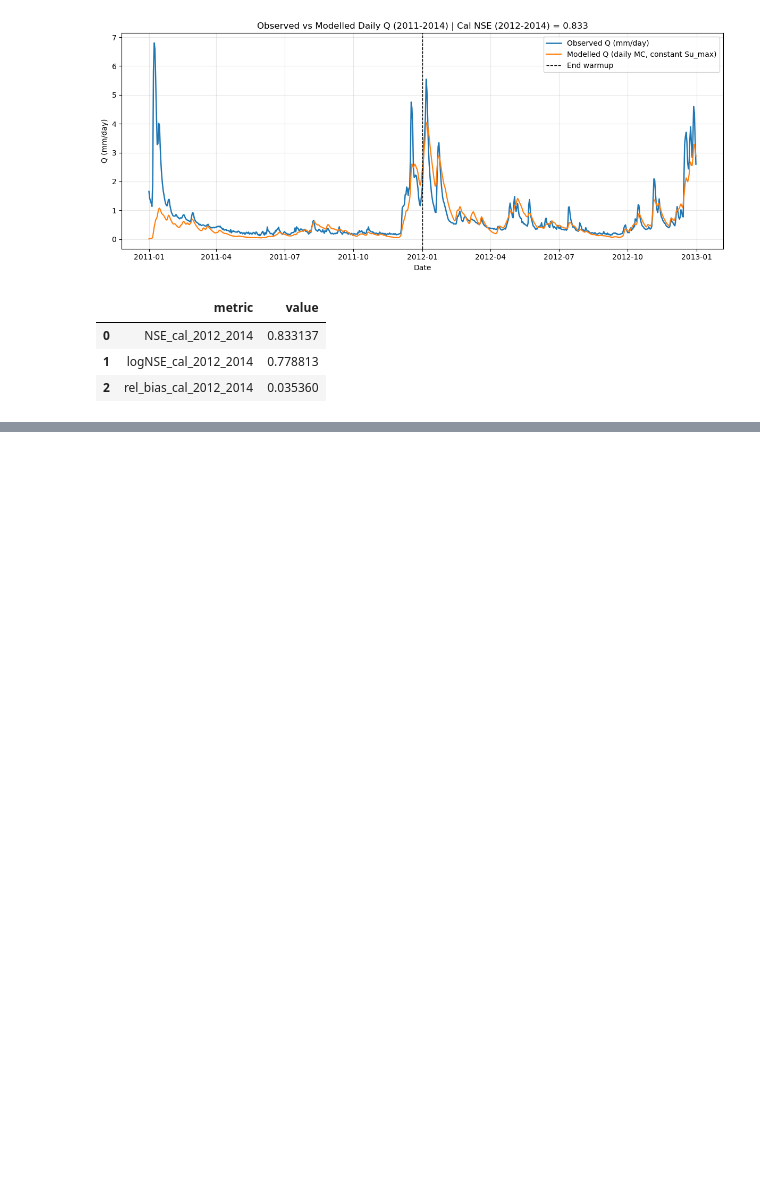
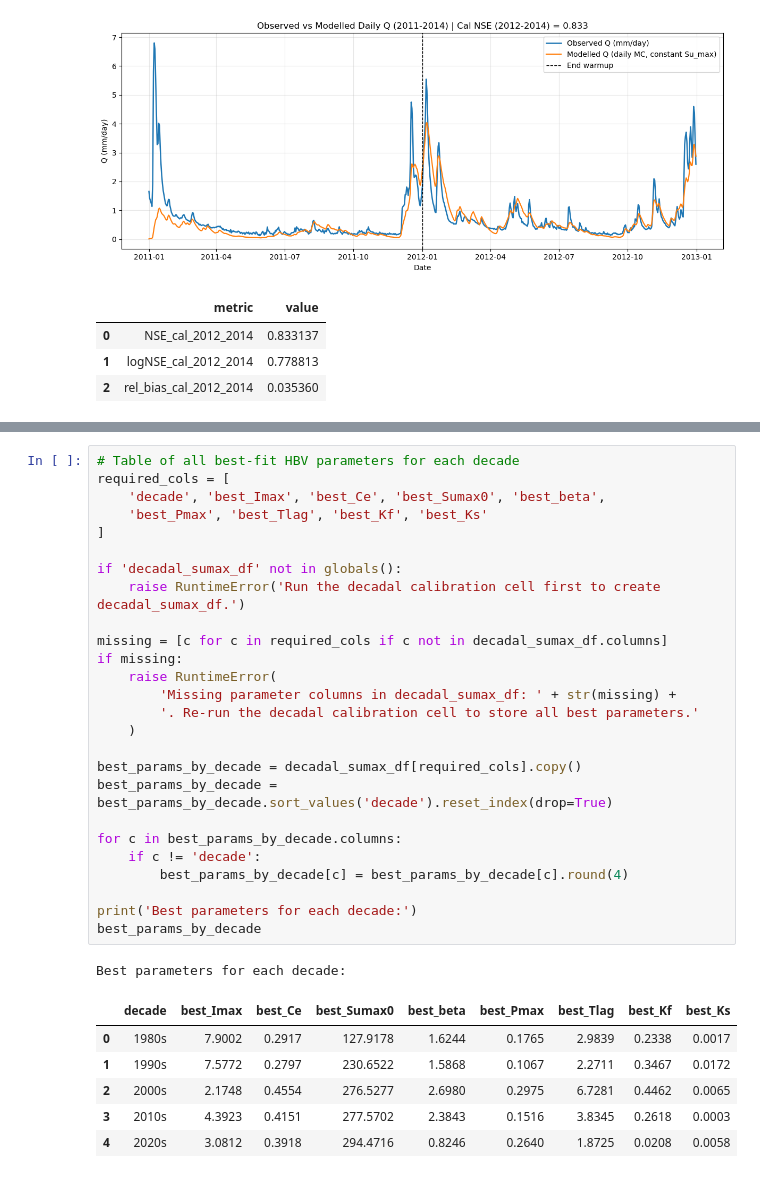
Before and after one commit to Doriswong35/teaching-materials, a Jupyter notebook: Main_project/HBV_constant_Sumax.ipynb, the cells around one changed output, grey strips where cells are left out. Saved outputs shown, nothing was run; the diff lists cells and outputs as text; blank space fills up the shorter version.

```diff
--- a/Main_project/HBV_constant_Sumax.ipynb
+++ b/Main_project/HBV_constant_Sumax.ipynb
@@ -524,0 +567,34 @@ val_metrics
+# %%
+# Table of all best-fit HBV parameters for each decade
+required_cols = [
+    'decade', 'best_Imax', 'best_Ce', 'best_Sumax0', 'best_beta',
+    'best_Pmax', 'best_Tlag', 'best_Kf', 'best_Ks'
+]
+
+if 'decadal_sumax_df' not in globals():
+    raise RuntimeError('Run the decadal calibration cell first to create decadal_sumax_df.')
+
+missing = [c for c in required_cols if c not in decadal_sumax_df.columns]
+if missing:
+    raise RuntimeError(
+        'Missing parameter columns in decadal_sumax_df: ' + str(missing) +
+        '. Re-run the decadal calibration cell to store all best parameters.'
+    )
+
+best_params_by_decade = decadal_sumax_df[required_cols].copy()
+best_params_by_decade = best_params_by_decade.sort_values('decade').reset_index(drop=True)
+
+for c in best_params_by_decade.columns:
+    if c != 'decade':
+        best_params_by_decade[c] = best_params_by_decade[c].round(4)
+
+print('Best parameters for each decade:')
+best_params_by_decade
+# %% [output]
+Best parameters for each decade:
+|  | decade | best_Imax | best_Ce | best_Sumax0 | best_beta | best_Pmax | best_Tlag | best_Kf | best_Ks |
+| 0 | 1980s | 7.9002 | 0.2917 | 127.9178 | 1.6244 | 0.1765 | 2.9839 | 0.2338 | 0.0017 |
+| 1 | 1990s | 7.5772 | 0.2797 | 230.6522 | 1.5868 | 0.1067 | 2.2711 | 0.3467 | 0.0172 |
+| 2 | 2000s | 2.1748 | 0.4554 | 276.5277 | 2.6980 | 0.2975 | 6.7281 | 0.4462 | 0.0065 |
+| 3 | 2010s | 4.3923 | 0.4151 | 277.5702 | 2.3843 | 0.1516 | 3.8345 | 0.2618 | 0.0003 |
+| 4 | 2020s | 3.0812 | 0.3918 | 294.4716 | 0.8246 | 0.2640 | 1.8725 | 0.0208 | 0.0058 |
```
Also changed, not shown: parts of 8 cells of this notebook, 6 other files.
